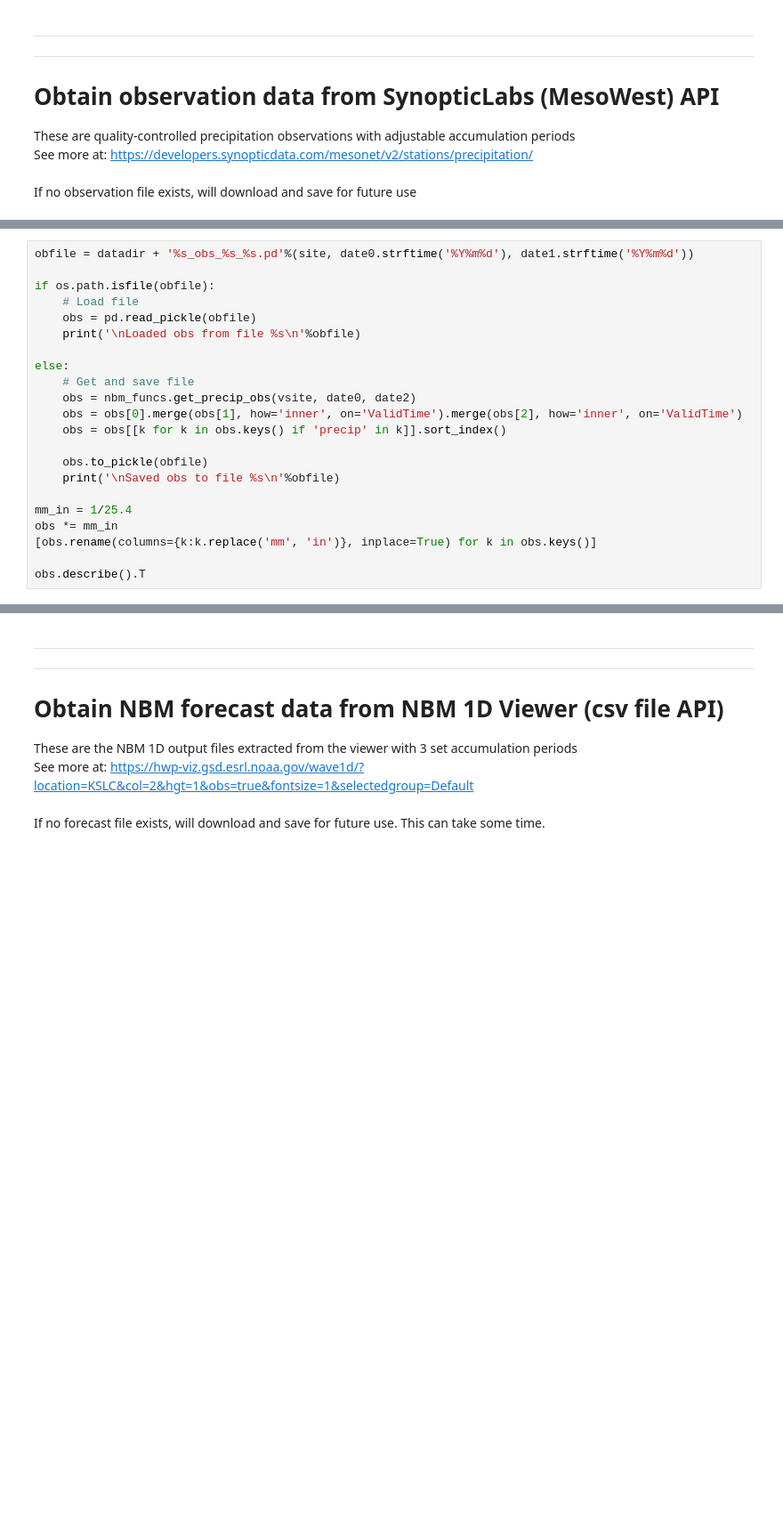
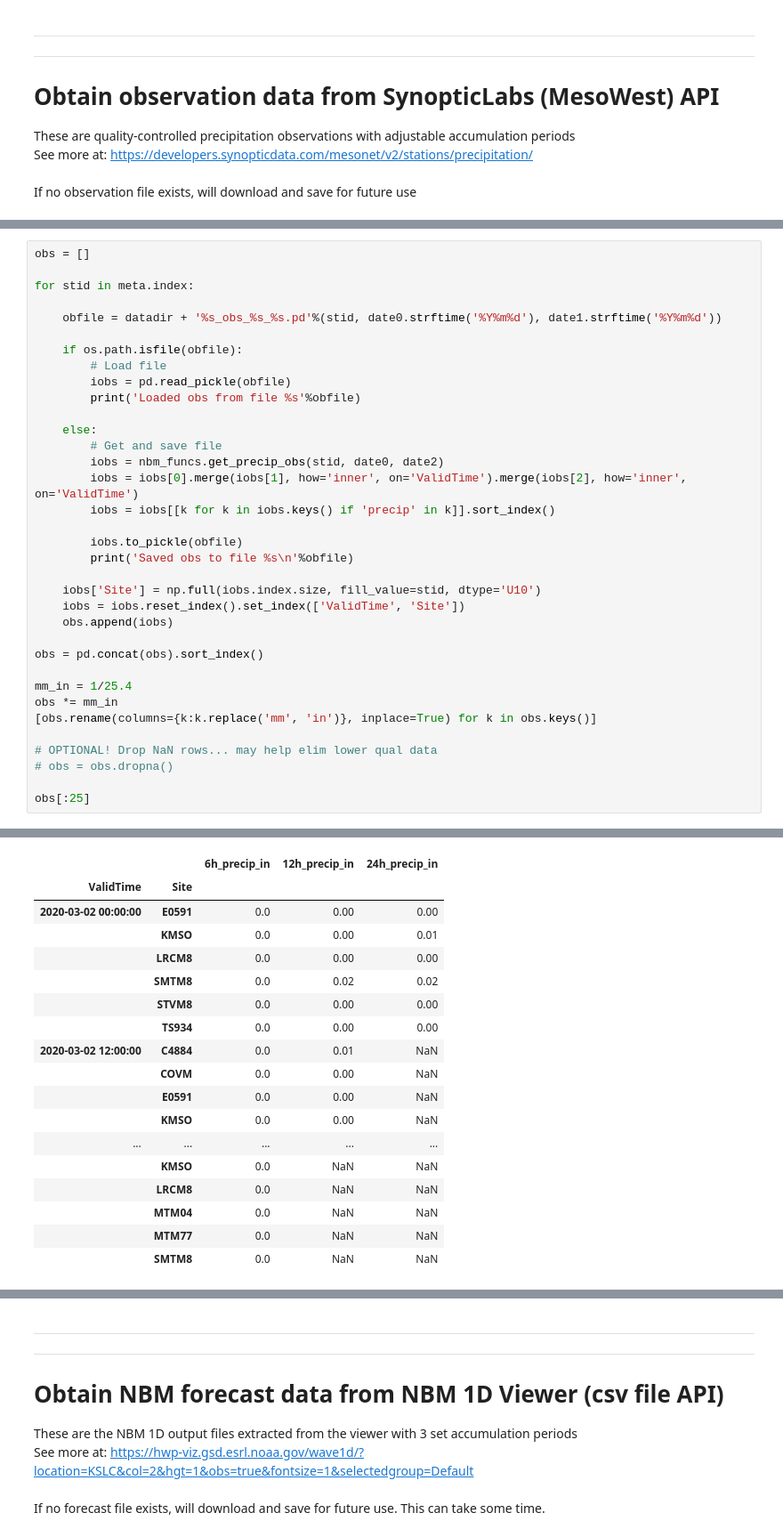
Before and after one commit to m-wessler/nbm-verify, a Jupyter notebook: notebooks/multi_station_1Dqpf.ipynb, the cells around one changed output, grey strips where cells are left out. Shown at 89% size. Saved outputs shown, nothing was run; the diff lists cells and outputs as text; blank space fills up the shorter version.

```diff
--- a/notebooks/multi_station_1Dqpf.ipynb
+++ b/notebooks/multi_station_1Dqpf.ipynb
@@ -64,22 +127,36 @@ If no observation file exists, will download and save for future use
 # %%
-obfile = datadir + '%s_obs_%s_%s.pd'%(site, date0.strftime('%Y%m%d'), date1.strftime('%Y%m%d'))
+obs = []
 
-if os.path.isfile(obfile):
-    # Load file
-    obs = pd.read_pickle(obfile)
-    print('\nLoaded obs from file %s\n'%obfile)
+for stid in meta.index:
 
-else:
-    # Get and save file
-    obs = nbm_funcs.get_precip_obs(vsite, date0, date2)
-    obs = obs[0].merge(obs[1], how='inner', on='ValidTime').merge(obs[2], how='inner', on='ValidTime')
-    obs = obs[[k for k in obs.keys() if 'precip' in k]].sort_index()
+    obfile = datadir + '%s_obs_%s_%s.pd'%(stid, date0.strftime('%Y%m%d'), date1.strftime('%Y%m%d'))
 
-    obs.to_pickle(obfile)
-    print('\nSaved obs to file %s\n'%obfile)
+    if os.path.isfile(obfile):
+        # Load file
+        iobs = pd.read_pickle(obfile)
+        print('Loaded obs from file %s'%obfile)
+
+    else:
+        # Get and save file
+        iobs = nbm_funcs.get_precip_obs(stid, date0, date2)
+        iobs = iobs[0].merge(iobs[1], how='inner', on='ValidTime').merge(iobs[2], how='inner', on='ValidTime')
+        iobs = iobs[[k for k in iobs.keys() if 'precip' in k]].sort_index()
+
+        iobs.to_pickle(obfile)
+        print('Saved obs to file %s\n'%obfile)
+
+    iobs['Site'] = np.full(iobs.index.size, fill_value=stid, dtype='U10')
+    iobs = iobs.reset_index().set_index(['ValidTime', 'Site'])
+    obs.append(iobs)
+
+obs = pd.concat(obs).sort_index()
 
 mm_in = 1/25.4
 obs *= mm_in
 [obs.rename(columns={k:k.replace('mm', 'in')}, inplace=True) for k in obs.keys()]
 
-obs.describe().T
+# OPTIONAL! Drop NaN rows... may help elim lower qual data
+# obs = obs.dropna()
+
+obs[:25]
+# %% [output]
@@ -85,0 +175,18 @@ obs.describe().T
+|  |  | 6h_precip_in | 12h_precip_in | 24h_precip_in |
+| ValidTime | Site |  |  |  |
+| 2020-03-02 00:00:00 | E0591 | 0.0 | 0.00 | 0.00 |
+|  | KMSO | 0.0 | 0.00 | 0.01 |
+|  | LRCM8 | 0.0 | 0.00 | 0.00 |
+|  | SMTM8 | 0.0 | 0.02 | 0.02 |
+|  | STVM8 | 0.0 | 0.00 | 0.00 |
+|  | TS934 | 0.0 | 0.00 | 0.00 |
+| 2020-03-02 12:00:00 | C4884 | 0.0 | 0.01 | NaN |
+|  | COVM | 0.0 | 0.00 | NaN |
+|  | E0591 | 0.0 | 0.00 | NaN |
+|  | KMSO | 0.0 | 0.00 | NaN |
+| ... | ... | ... | ... | ... |
+|  | KMSO | 0.0 | NaN | NaN |
+|  | LRCM8 | 0.0 | NaN | NaN |
+|  | MTM04 | 0.0 | NaN | NaN |
+|  | MTM77 | 0.0 | NaN | NaN |
+|  | SMTM8 | 0.0 | NaN | NaN |
```
Also changed, not shown: parts of 7 cells of this notebook.
